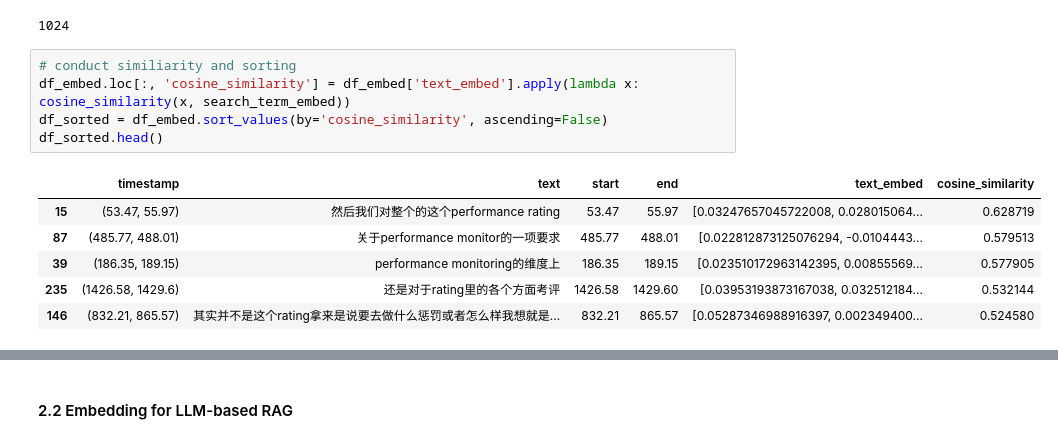
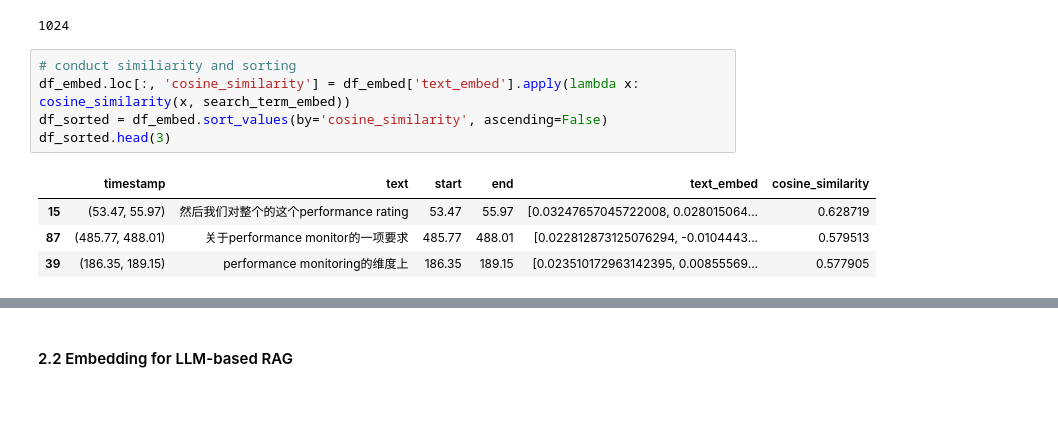
Before and after one commit to AIScorpio/experimental-turtorial, a Jupyter notebook: _10.Whisper+llm+chroma_RAG.ipynb, the cells around one changed output, grey strips where cells are left out. Saved outputs shown, nothing was run; the diff lists cells and outputs as text; blank space fills up the shorter version.

```diff
--- a/_10.Whisper+llm+chroma_RAG.ipynb
+++ b/_10.Whisper+llm+chroma_RAG.ipynb
@@ -224,15 +223,13 @@ len(search_term_embed)
 # %%
 # conduct similiarity and sorting
 df_embed.loc[:, 'cosine_similarity'] = df_embed['text_embed'].apply(lambda x: cosine_similarity(x, search_term_embed))
 df_sorted = df_embed.sort_values(by='cosine_similarity', ascending=False)
-df_sorted.head()
+df_sorted.head(3)
 # %% [output]
 |  | timestamp | text | start | end | text_embed | cosine_similarity |
 | 15 | (53.47, 55.97) | 然后我们对整个的这个performance rating | 53.47 | 55.97 | [0.03247657045722008, 0.028015064... | 0.628719 |
 | 87 | (485.77, 488.01) | 关于performance monitor的一项要求 | 485.77 | 488.01 | [0.022812873125076294, -0.0104443... | 0.579513 |
 | 39 | (186.35, 189.15) | performance monitoring的维度上 | 186.35 | 189.15 | [0.023510172963142395, 0.00855569... | 0.577905 |
-| 235 | (1426.58, 1429.6) | 还是对于rating里的各个方面考评 | 1426.58 | 1429.60 | [0.03953193873167038, 0.032512184... | 0.532144 |
-| 146 | (832.21, 865.57) | 其实并不是这个rating拿来是说要去做什么惩罚或者怎么样我想就是... | 832.21 | 865.57 | [0.05287346988916397, 0.002349400... | 0.524580 |
 # %%
 # playsound for top 5 ranking
 for index, row in df_sorted.iloc[:5].iterrows():
```
Also changed, not shown: parts of 15 cells of this notebook, 1 other file.
